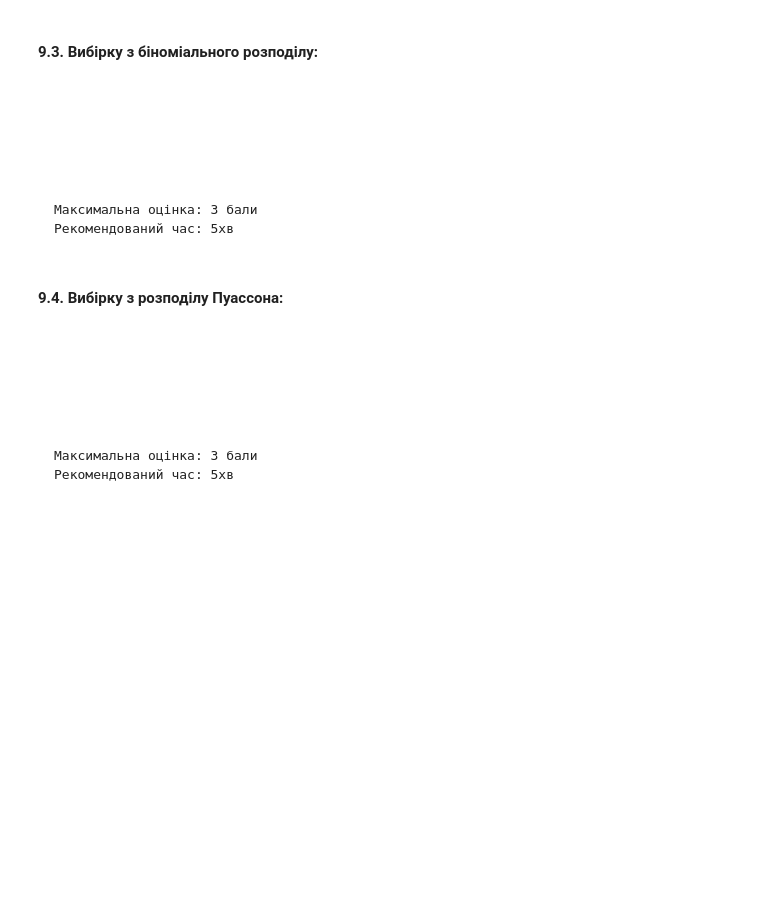
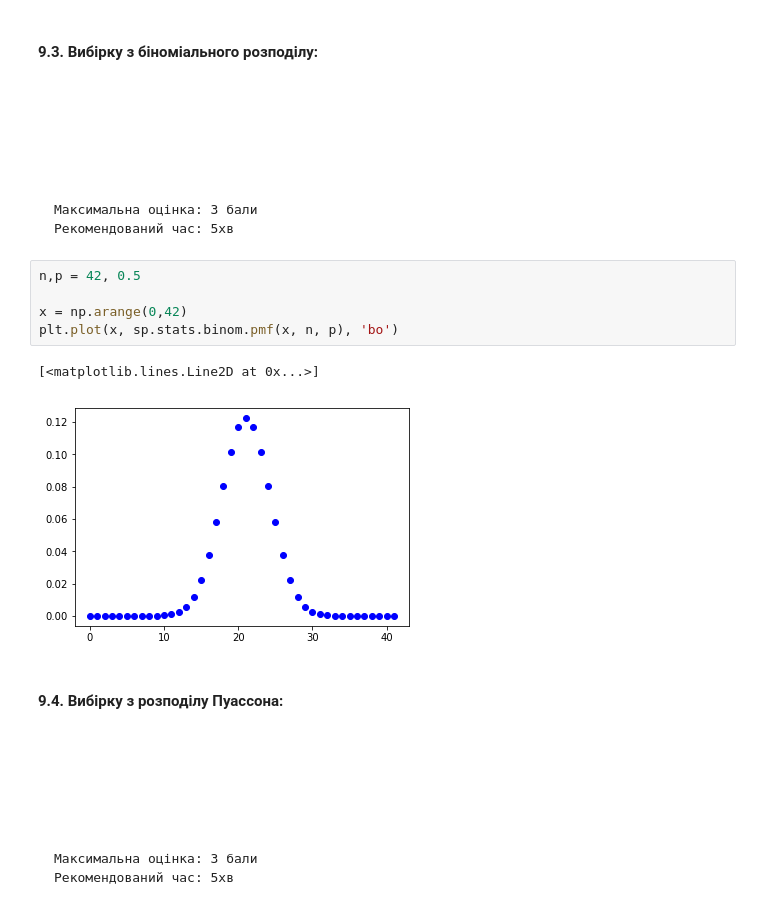
Before and after one commit to lluidesia/Liudmyla-Prysiazhna-DS100-Test-2_v2, a Jupyter notebook: DataRoot University DS100 Test #2_v1.ipynb, the cells around one changed output. Drawn from its saved outputs; the diff is of its cells as text; blank space fills up the shorter version.

````diff
--- a/DataRoot University DS100 Test #2_v1.ipynb
+++ b/DataRoot University DS100 Test #2_v1.ipynb
@@ -604,6 +620,14 @@ Name: animal, dtype: object
 Максимальна оцінка: 3 бали
 Рекомендований час: 5хв
 ```
+# %%
+n,p = 42, 0.5
+
+x = np.arange(0,42)
+plt.plot(x, sp.stats.binom.pmf(x, n, p), 'bo')
+# %% [output]
+[<matplotlib.lines.Line2D at 0x...>]
+[figure, added]
 # %% [markdown]
 #### 9.4. Вибірку з розподілу Пуассона:
 ```
````
Also changed, not shown: parts of 3 cells of this notebook.
